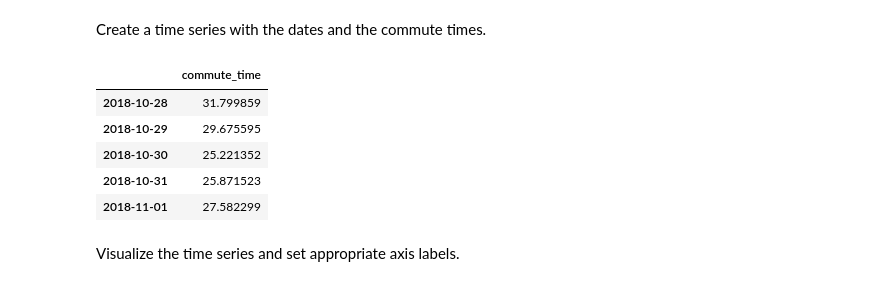
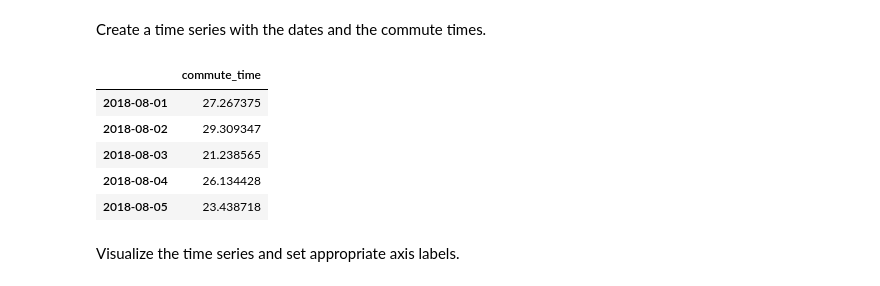
Before and after one commit to AlecMorgan/dsc-3-26-03-basic-time-series-models-lab-seattle-ds-career-040119, a Jupyter notebook: index.ipynb, the cells around one changed output. Cells and saved outputs as stored; diff of their text form; code cells hidden in the pictures.

```diff
--- a/index.ipynb
+++ b/index.ipynb
@@ -47,14 +47,14 @@ Create a time series with the dates and the commute times.
 # %%
 # your code here
 time_series = pd.DataFrame(data=commute_times, index=dates, columns=['commute_time'])
-time_series.tail()
+time_series.head()
 # %% [output]
 |  | commute_time |
-| 2018-10-28 | 31.799859 |
-| 2018-10-29 | 29.675595 |
-| 2018-10-30 | 25.221352 |
-| 2018-10-31 | 25.871523 |
-| 2018-11-01 | 27.582299 |
+| 2018-08-01 | 27.267375 |
+| 2018-08-02 | 29.309347 |
+| 2018-08-03 | 21.238565 |
+| 2018-08-04 | 26.134428 |
+| 2018-08-05 | 23.438718 |
 # %% [markdown]
 Visualize the time series and set appropriate axis labels.
 # %%
```
Also changed, not shown: parts of 1 cell of this notebook.
